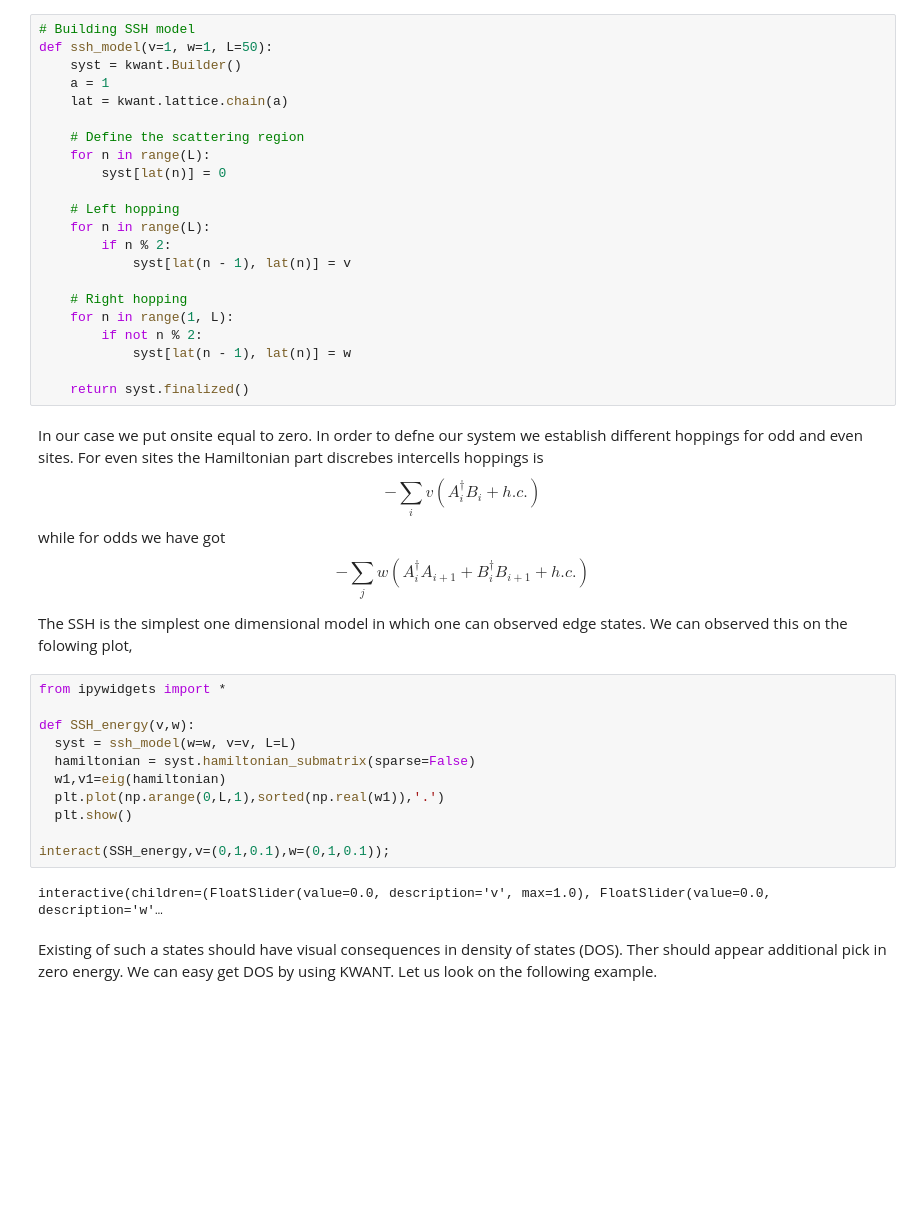
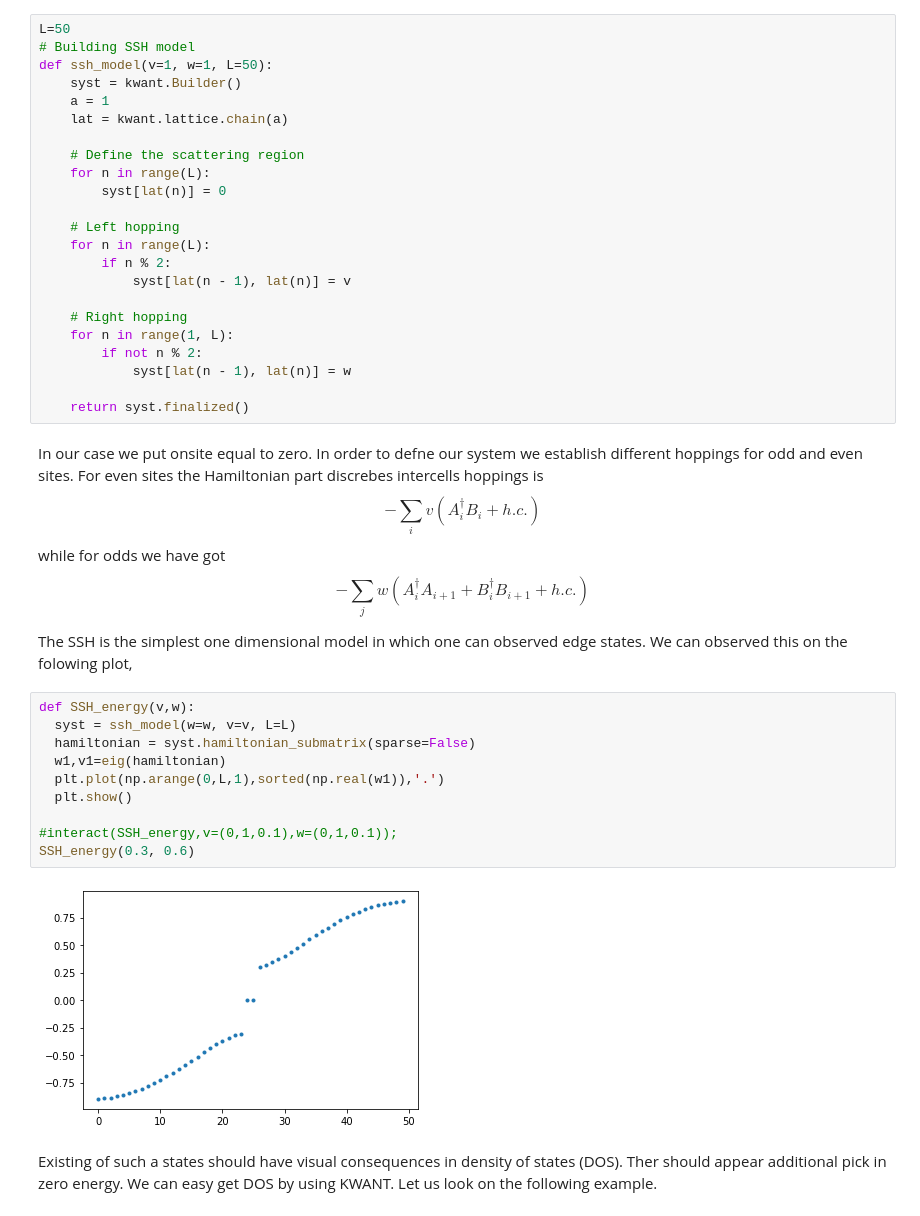
Before and after one commit to korsakjakub/kwant-tutorials-zps, a Jupyter notebook: posts/2022-11-30-SSH-Eigenvalues.ipynb, the cells around one changed output. Cells and saved outputs as stored; diff of their text form; blank space fills up the shorter version.

```diff
--- a/posts/2022-11-30-SSH-Eigenvalues.ipynb
+++ b/posts/2022-11-30-SSH-Eigenvalues.ipynb
@@ -31,6 +29,7 @@ from numpy.linalg import eig
 # %% [markdown]
 First of all we have to define our system.
 # %%
+L=50
 # Building SSH model
 def ssh_model(v=1, w=1, L=50):
     syst = kwant.Builder()
@@ -61,18 +60,17 @@ $$-\sum_{j}w(A^{\dagger}_{i}A_{i+1}+B^{\dagger}_{i}B_{i+1}+h.c. )$$
 
 The SSH is the simplest one dimensional model in which one can observed edge states. We can observed this on the folowing plot,
 # %%
-from ipywidgets import *
-
 def SSH_energy(v,w):
   syst = ssh_model(w=w, v=v, L=L)
   hamiltonian = syst.hamiltonian_submatrix(sparse=False)
   w1,v1=eig(hamiltonian)
   plt.plot(np.arange(0,L,1),sorted(np.real(w1)),'.')
   plt.show()
 
-interact(SSH_energy,v=(0,1,0.1),w=(0,1,0.1));
+#interact(SSH_energy,v=(0,1,0.1),w=(0,1,0.1));
+SSH_energy(0.3, 0.6)
 # %% [output]
-interactive(children=(FloatSlider(value=0.0, description='v', max=1.0), FloatSlider(value=0.0, description='w'…
+[figure, added]
 # %% [markdown]
 Existing of such a states should have visual consequences in density of states (DOS). Ther should appear additional pick in zero energy. We can easy get DOS by using KWANT. Let us look on the following example.
 # %%
```
Also changed, not shown: parts of 6 cells of this notebook.
